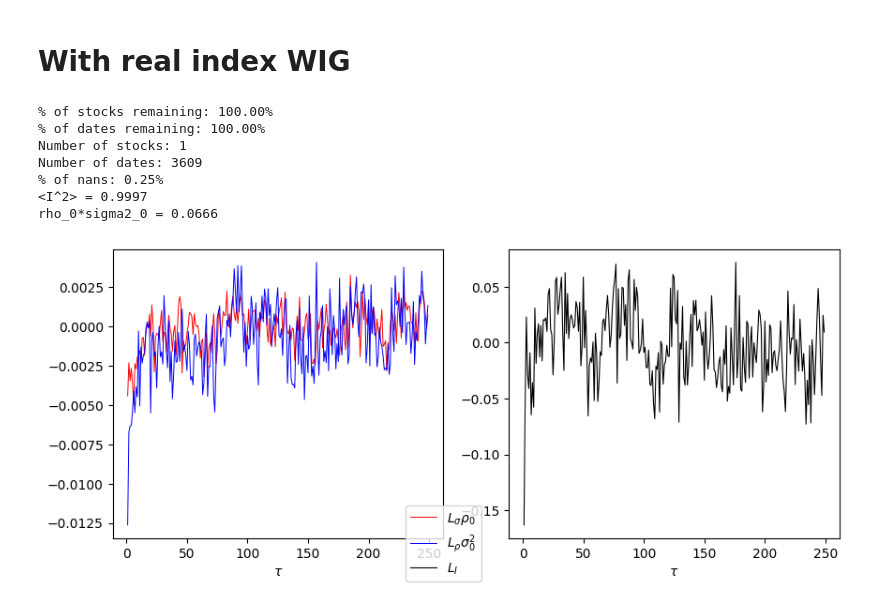
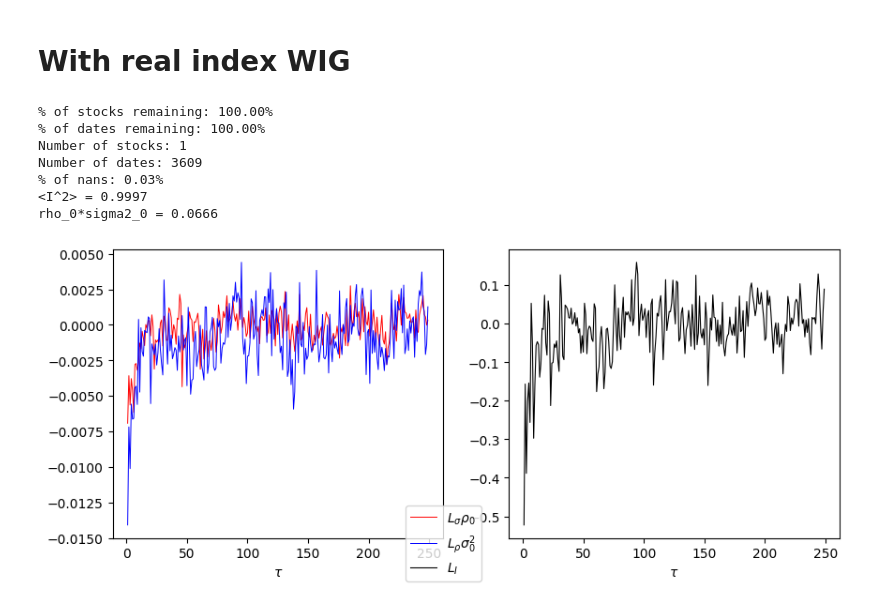
Before and after one commit to megi2601/physics_masters, a Jupyter notebook: code/leverege_effect_poland.ipynb, the cells around one changed output. Saved outputs shown, nothing was run; the diff lists cells and outputs as text; code cells hidden in the pictures.

```diff
--- a/code/leverege_effect_poland.ipynb
+++ b/code/leverege_effect_poland.ipynb
@@ -40,0 +43,3 @@ rho_0*sigma2_0 = 0.0666
+# %%
+df_concat = f.concat_and_select(dataframes, 0.99) #0.99
+df_concat, index_series = f.calculate_returns(df_concat, 'log')
@@ -43,19 +82,20 @@ rho_0*sigma2_0 = 0.0666
 # %%
 I = pd.read_csv('C:/physics_masters/data/Bossa public market data/pub/daily/omega/WIG.prn', delimiter=',', header=0, parse_dates=['Date'], usecols=['Date', 'Close'])
 I.set_index('Date', inplace=True)
 I.rename(columns={"Close": 'WIG'}, inplace=True)
-I = f.concat_dfs_by_date([I])
+I = f.concat_and_select([I])
+I, _ = f.calculate_returns(I)
 
 fig, ax = plt.subplots(1, 2, figsize=(10, 4))
 data = f.calculate_correlation_functions(df_concat, I['WIG'])
 
 f.plot_correlation_functions(data, fig, ax)
 # %% [output]
 % of stocks remaining: 100.00%
 % of dates remaining: 100.00%
 Number of stocks: 1
 Number of dates: 3609
-% of nans: 0.25%
+% of nans: 0.03%
 <I^2> = 0.9997
 rho_0*sigma2_0 = 0.0666
-[figure, old version]
+[figure, new version]
```
Also changed, not shown: parts of 8 cells of this notebook, 8 other files.
